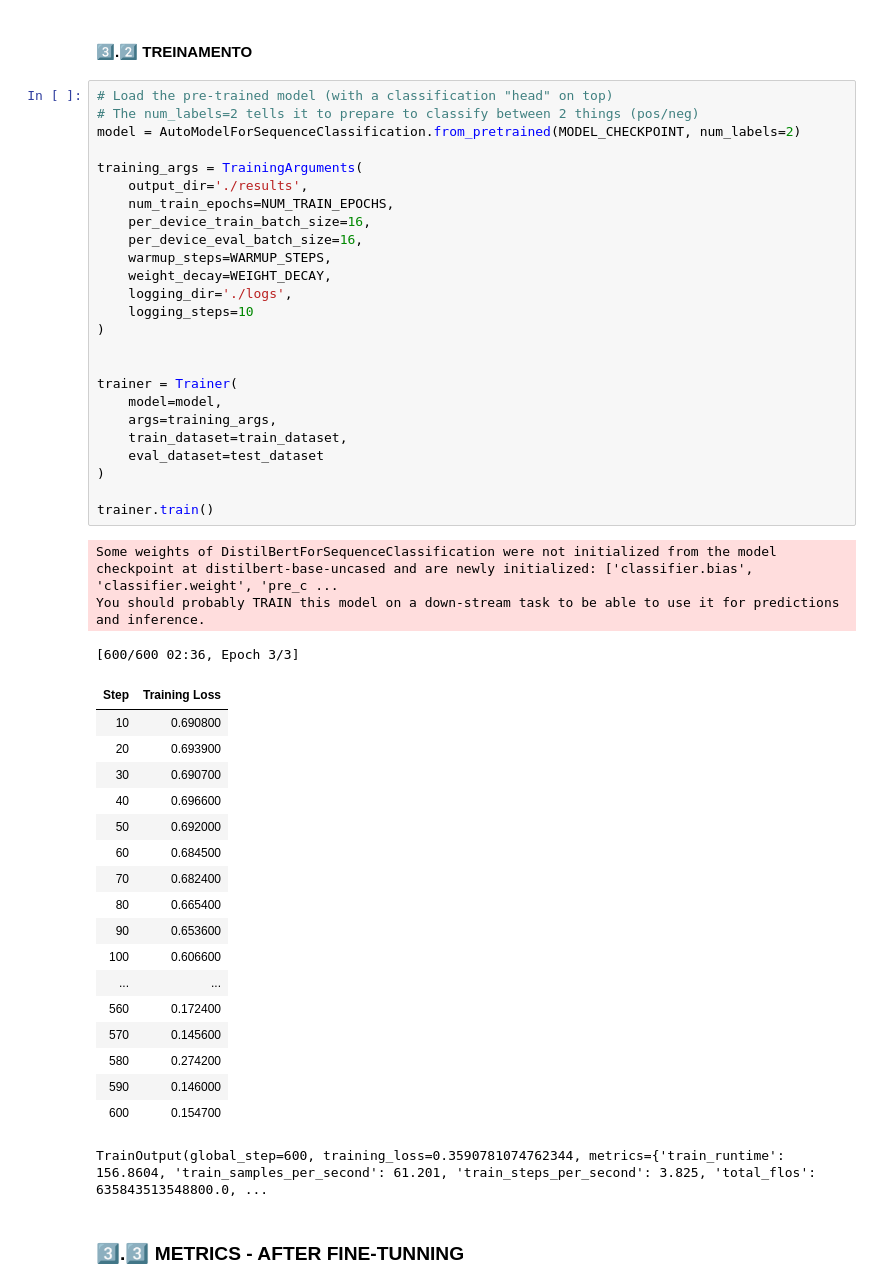
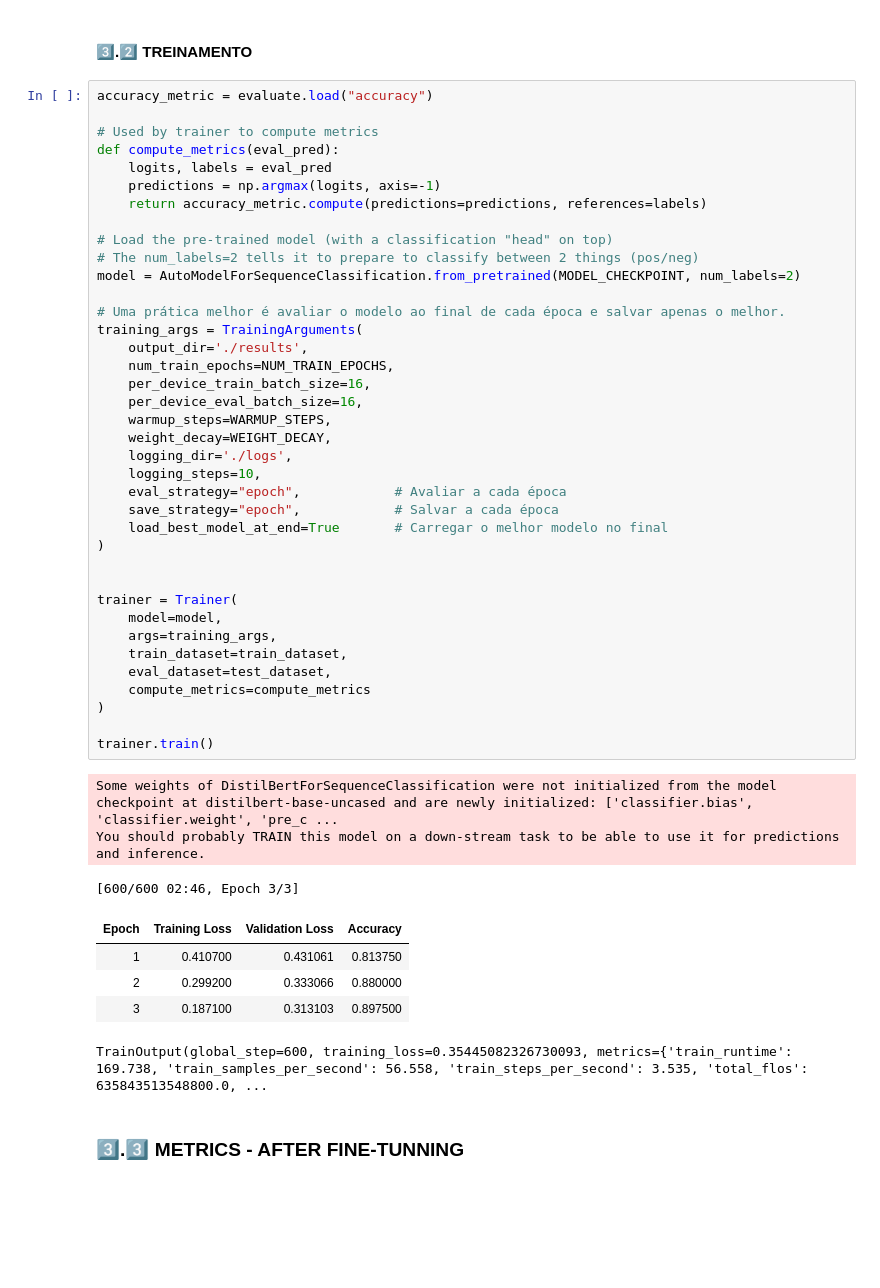
Before and after one commit to rafael-rosa/mack-modelos-linguagem-generativos, a Jupyter notebook: movie_review_classif.ipynb, the cells around one changed output. Drawn from its saved outputs; the diff is of its cells as text; blank space fills up the shorter version.

```diff
--- a/zero_shot_classification.ipynb
+++ b/movie_review_classif.ipynb
@@ -238,52 +239,52 @@ test_dataset = IMDbDataset(test_encodings, y_test)
 # %% [markdown]
 #### 3️⃣.2️⃣ TREINAMENTO
 # %%
+accuracy_metric = evaluate.load("accuracy")
+
+# Used by trainer to compute metrics
+def compute_metrics(eval_pred):
+    logits, labels = eval_pred
+    predictions = np.argmax(logits, axis=-1)
+    return accuracy_metric.compute(predictions=predictions, references=labels)
+
 # Load the pre-trained model (with a classification "head" on top)
 # The num_labels=2 tells it to prepare to classify between 2 things (pos/neg)
 model = AutoModelForSequenceClassification.from_pretrained(MODEL_CHECKPOINT, num_labels=2)
 
+# Uma prática melhor é avaliar o modelo ao final de cada época e salvar apenas o melhor.
 training_args = TrainingArguments(
     output_dir='./results',
     num_train_epochs=NUM_TRAIN_EPOCHS,
     per_device_train_batch_size=16,
     per_device_eval_batch_size=16,
     warmup_steps=WARMUP_STEPS,
     weight_decay=WEIGHT_DECAY,
     logging_dir='./logs',
-    logging_steps=10
+    logging_steps=10,
+    eval_strategy="epoch",            # Avaliar a cada época
+    save_strategy="epoch",            # Salvar a cada época
+    load_best_model_at_end=True       # Carregar o melhor modelo no final
 )
 
 
 trainer = Trainer(
     model=model,
     args=training_args,
     train_dataset=train_dataset,
-    eval_dataset=test_dataset
+    eval_dataset=test_dataset,
+    compute_metrics=compute_metrics
 )
 
 trainer.train()
 # %% [output]
 Some weights of DistilBertForSequenceClassification were not initialized from the model checkpoint at distilbert-base-uncased and are newly initialized: ['classifier.bias', 'classifier.weight', 'pre_c ...
 You should probably TRAIN this model on a down-stream task to be able to use it for predictions and inference.
-[600/600 02:36, Epoch 3/3]
+[600/600 02:46, Epoch 3/3]
-| Step | Training Loss |
-| 10 | 0.690800 |
-| 20 | 0.693900 |
-| 30 | 0.690700 |
-| 40 | 0.696600 |
-| 50 | 0.692000 |
-| 60 | 0.684500 |
-| 70 | 0.682400 |
-| 80 | 0.665400 |
-| 90 | 0.653600 |
-| 100 | 0.606600 |
-| ... | ... |
-| 560 | 0.172400 |
-| 570 | 0.145600 |
-| 580 | 0.274200 |
-| 590 | 0.146000 |
-| 600 | 0.154700 |
+| Epoch | Training Loss | Validation Loss | Accuracy |
+| 1 | 0.410700 | 0.431061 | 0.813750 |
+| 2 | 0.299200 | 0.333066 | 0.880000 |
+| 3 | 0.187100 | 0.313103 | 0.897500 |
-TrainOutput(global_step=600, training_loss=0.3590781074762344, metrics={'train_runtime': 156.8604, 'train_samples_per_second': 61.201, 'train_steps_per_second': 3.825, 'total_flos': 635843513548800.0, ...
+TrainOutput(global_step=600, training_loss=0.35445082326730093, metrics={'train_runtime': 169.738, 'train_samples_per_second': 56.558, 'train_steps_per_second': 3.535, 'total_flos': 635843513548800.0, ...
 # %% [markdown]
 ### 3️⃣.3️⃣ METRICS - AFTER FINE-TUNNING
 # %%
```
Also changed, not shown: parts of 5 cells of this notebook, 3 other files.
